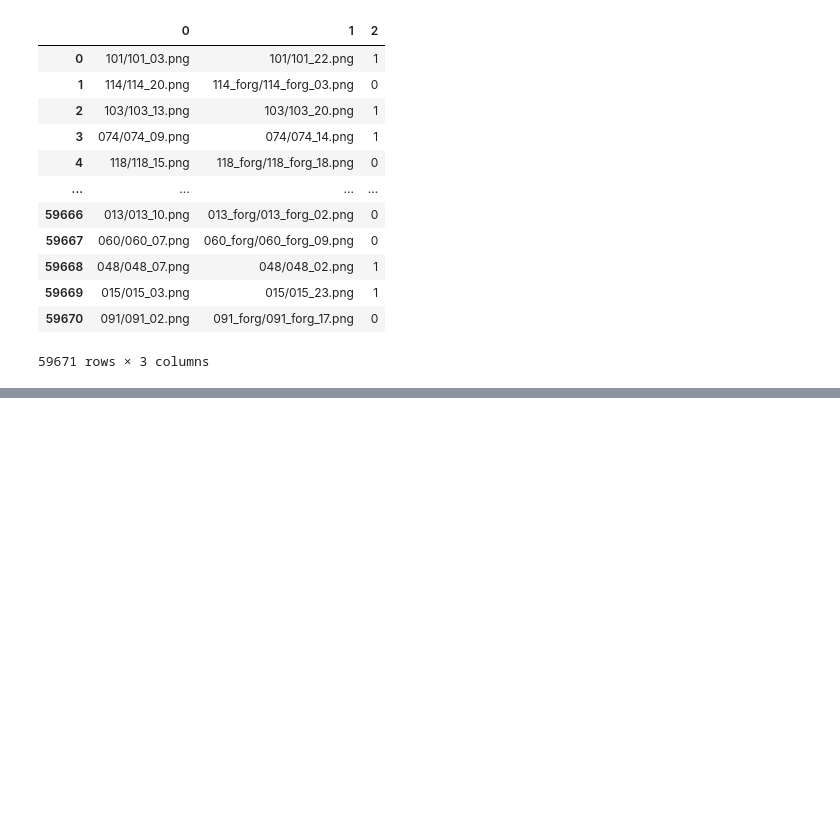
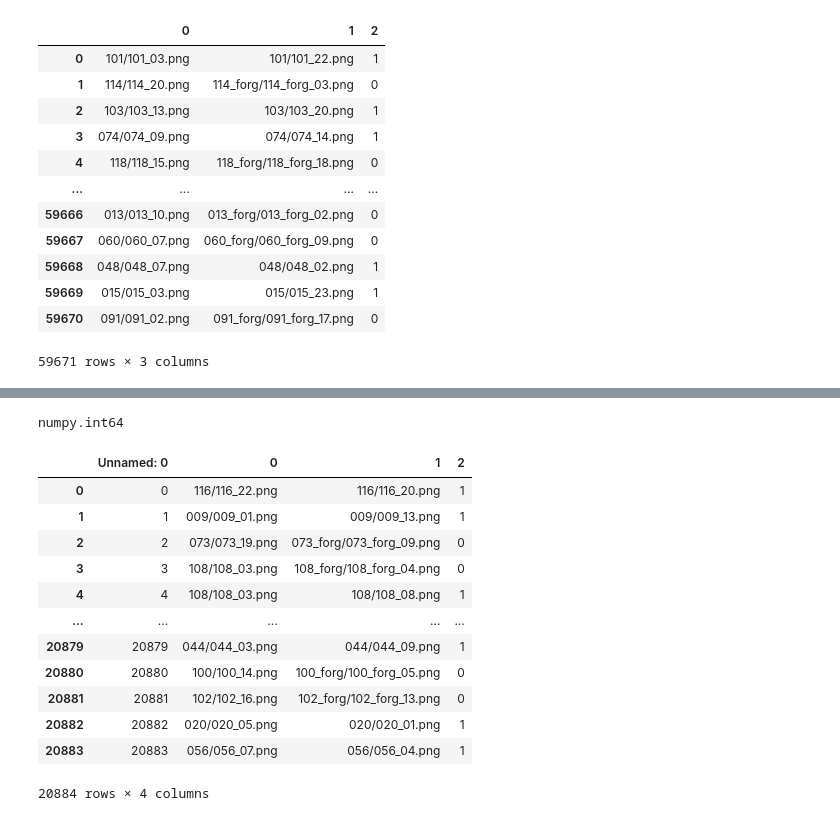
Before and after one commit to Prashant-Tiwari26/Signature-Verification-using-Siamese-Neural-Network, a Jupyter notebook: Notebooks/01_notebook.ipynb, the cells around one changed output, grey strips where cells are left out. Saved outputs shown, nothing was run; the diff lists cells and outputs as text; code cells hidden in the pictures; blank space fills up the shorter version.

Commit message:
reduced data used for training

```diff
--- a/Notebooks/01_notebook.ipynb
+++ b/Notebooks/01_notebook.ipynb
@@ -117,0 +194,21 @@ a
+# %%
+type(train_used.iat[4,2])
+# %% [output]
+numpy.int64
+# %%
+a = pd.read_csv("../Data/custom/used data/train.csv")
+a
+# %% [output]
+|  | Unnamed: 0 | 0 | 1 | 2 |
+| 0 | 0 | 116/116_22.png | 116/116_20.png | 1 |
+| 1 | 1 | 009/009_01.png | 009/009_13.png | 1 |
+| 2 | 2 | 073/073_19.png | 073_forg/073_forg_09.png | 0 |
+| 3 | 3 | 108/108_03.png | 108_forg/108_forg_04.png | 0 |
+| 4 | 4 | 108/108_03.png | 108/108_08.png | 1 |
+| ... | ... | ... | ... | ... |
+| 20879 | 20879 | 044/044_03.png | 044/044_09.png | 1 |
+| 20880 | 20880 | 100/100_14.png | 100_forg/100_forg_05.png | 0 |
+| 20881 | 20881 | 102/102_16.png | 102_forg/102_forg_13.png | 0 |
+| 20882 | 20882 | 020/020_05.png | 020/020_01.png | 1 |
+| 20883 | 20883 | 056/056_07.png | 056/056_04.png | 1 |
+20884 rows × 4 columns
```
Also changed, not shown: parts of 8 cells of this notebook, 3 other files.
